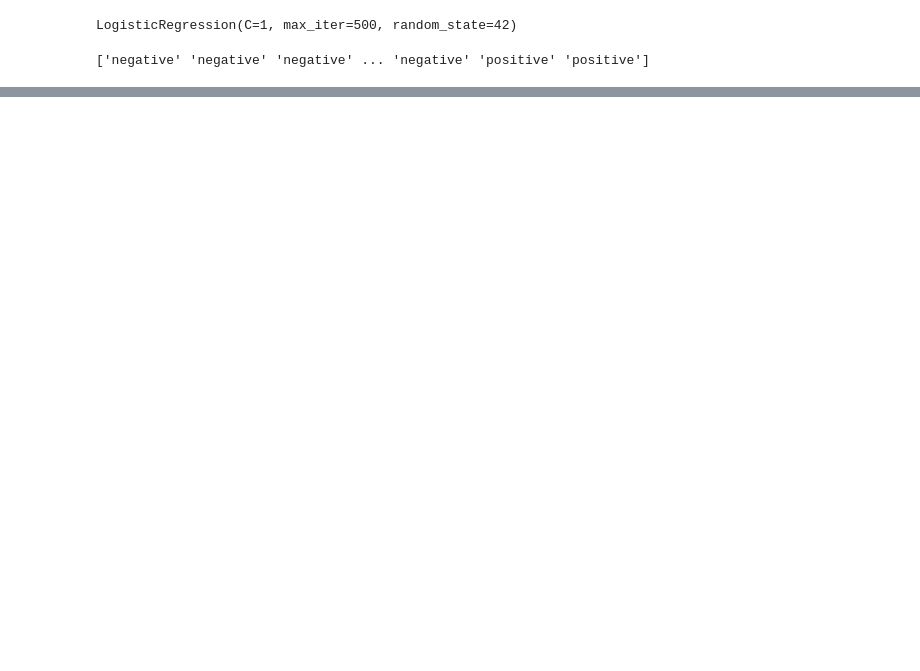
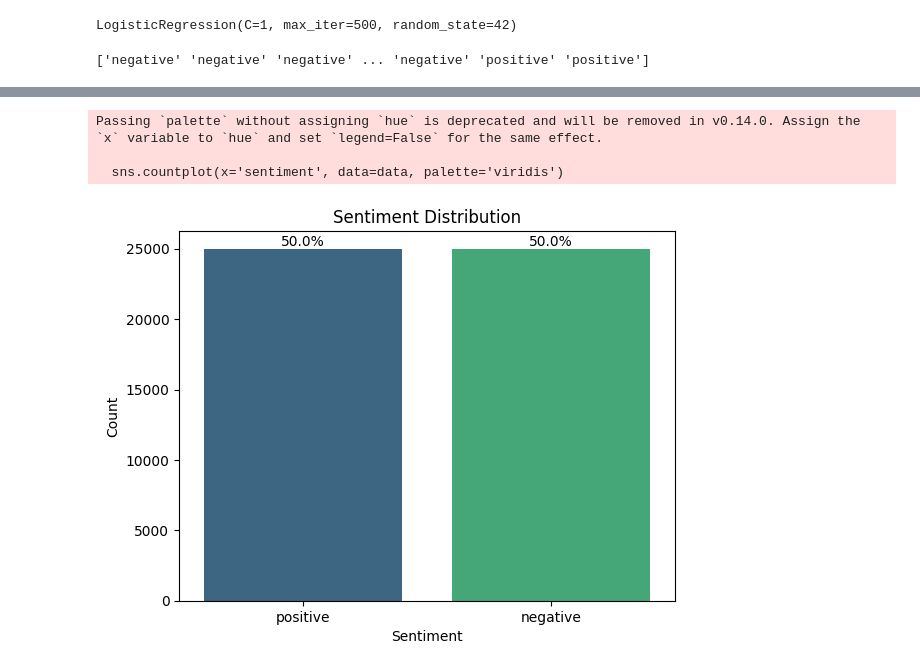
Before and after one commit to thesanchitadevi/Movie-Review-Analysis, a Jupyter notebook: Sentiment_Analysis.ipynb, the cells around one changed output, grey strips where cells are left out. Saved outputs shown, nothing was run; the diff lists cells and outputs as text; code cells hidden in the pictures; blank space fills up the shorter version.

```diff
--- a/Sentiment_Analysis.ipynb
+++ b/Sentiment_Analysis.ipynb
@@ -285,0 +297,20 @@ drive.mount('/content/drive')
+# %%
+# Plot the sentiment distribution with additional options
+sns.countplot(x='sentiment', data=data, palette='viridis')
+
+# Add labels
+total = len(data)
+for p in plt.gca().patches:
+    percentage = f'{100 * p.get_height() / total:.1f}%'
+    plt.gca().annotate(percentage, (p.get_x() + p.get_width() / 2., p.get_height()),
+                       ha='center', va='center', xytext=(0, 5), textcoords='offset points')
+
+plt.title('Sentiment Distribution')
+plt.xlabel('Sentiment')
+plt.ylabel('Count')
+plt.show()
+# %% [output]
+Passing `palette` without assigning `hue` is deprecated and will be removed in v0.14.0. Assign the `x` variable to `hue` and set `legend=False` for the same effect.
+
+  sns.countplot(x='sentiment', data=data, palette='viridis')
+[figure, added]
```
Also changed, not shown: parts of 17 cells of this notebook.
